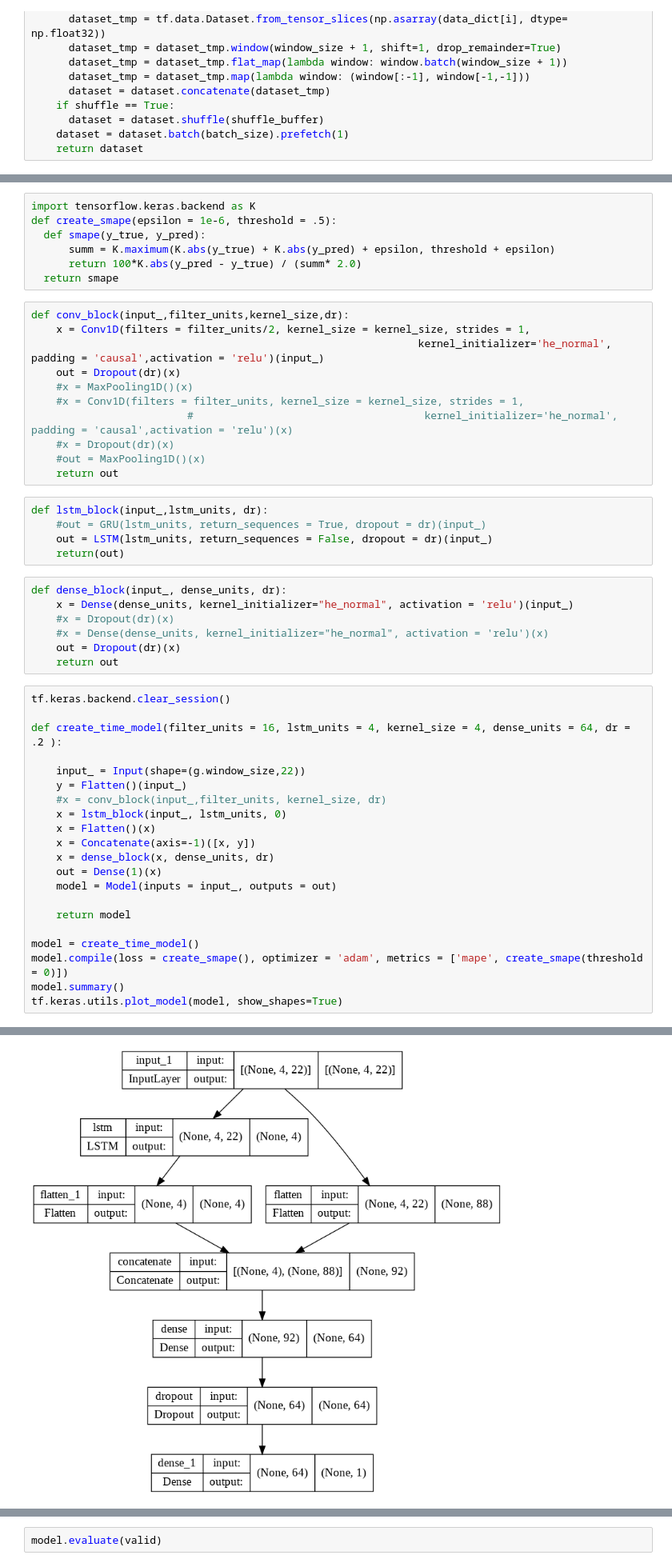
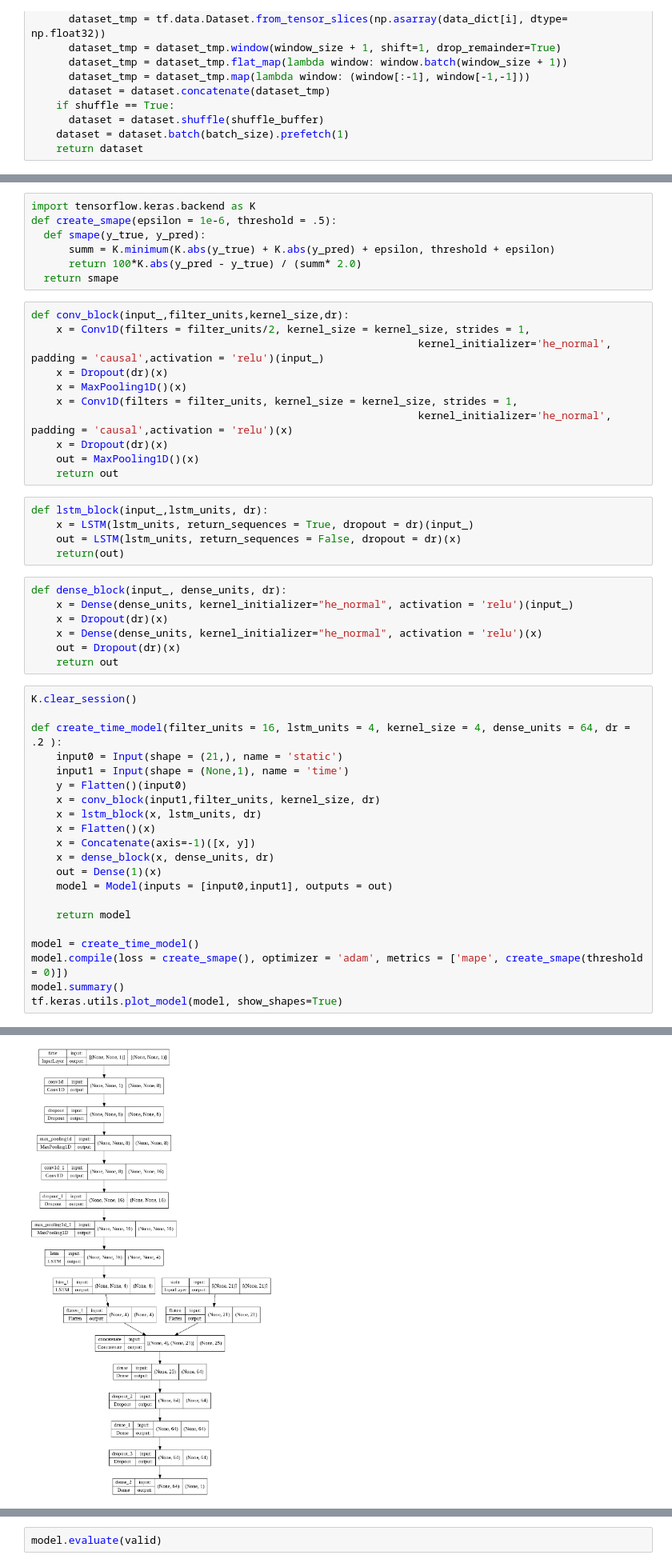
Before and after one commit to doogzultz/time_series_project, a Jupyter notebook: preprocessing_and_model_test.ipynb, the cells around one changed output, grey strips where cells are left out. Shown at 80% size. Drawn from its saved outputs; the diff is of its cells as text.

```diff
--- a/preprocessing_and_model_test.ipynb
+++ b/preprocessing_and_model_test.ipynb
@@ -335,46 +344,46 @@ test = convert_to_tensor(test_scaled, shuffle = False)
 import tensorflow.keras.backend as K
 def create_smape(epsilon = 1e-6, threshold = .5):
   def smape(y_true, y_pred):
-      summ = K.maximum(K.abs(y_true) + K.abs(y_pred) + epsilon, threshold + epsilon)
+      summ = K.minimum(K.abs(y_true) + K.abs(y_pred) + epsilon, threshold + epsilon)
       return 100*K.abs(y_pred - y_true) / (summ* 2.0)
   return smape
 # %%
 def conv_block(input_,filter_units,kernel_size,dr):
     x = Conv1D(filters = filter_units/2, kernel_size = kernel_size, strides = 1,
                                                               kernel_initializer='he_normal', padding = 'causal',activation = 'relu')(input_)
-    out = Dropout(dr)(x)
-    #x = MaxPooling1D()(x)
-    #x = Conv1D(filters = filter_units, kernel_size = kernel_size, strides = 1,
-                         #                                     kernel_initializer='he_normal', padding = 'causal',activation = 'relu')(x)
-    #x = Dropout(dr)(x)
-    #out = MaxPooling1D()(x)
+    x = Dropout(dr)(x)
+    x = MaxPooling1D()(x)
+    x = Conv1D(filters = filter_units, kernel_size = kernel_size, strides = 1,
+                                                              kernel_initializer='he_normal', padding = 'causal',activation = 'relu')(x)
+    x = Dropout(dr)(x)
+    out = MaxPooling1D()(x)
     return out
 # %%
 def lstm_block(input_,lstm_units, dr):
-    #out = GRU(lstm_units, return_sequences = True, dropout = dr)(input_)
-    out = LSTM(lstm_units, return_sequences = False, dropout = dr)(input_)
+    x = LSTM(lstm_units, return_sequences = True, dropout = dr)(input_)
+    out = LSTM(lstm_units, return_sequences = False, dropout = dr)(x)
     return(out)
 # %%
 def dense_block(input_, dense_units, dr):
     x = Dense(dense_units, kernel_initializer="he_normal", activation = 'relu')(input_)
-    #x = Dropout(dr)(x)
-    #x = Dense(dense_units, kernel_initializer="he_normal", activation = 'relu')(x)
+    x = Dropout(dr)(x)
+    x = Dense(dense_units, kernel_initializer="he_normal", activation = 'relu')(x)
     out = Dropout(dr)(x)
     return out
 # %%
-tf.keras.backend.clear_session()
+K.clear_session()
 
 def create_time_model(filter_units = 16, lstm_units = 4, kernel_size = 4, dense_units = 64, dr = .2 ):
-
-    input_ = Input(shape=(g.window_size,22))
-    y = Flatten()(input_)
-    #x = conv_block(input_,filter_units, kernel_size, dr)
-    x = lstm_block(input_, lstm_units, 0)
+    input0 = Input(shape = (21,), name = 'static')
+    input1 = Input(shape = (None,1), name = 'time')
+    y = Flatten()(input0)
+    x = conv_block(input1,filter_units, kernel_size, dr)
+    x = lstm_block(x, lstm_units, dr)
     x = Flatten()(x)
     x = Concatenate(axis=-1)([x, y])
     x = dense_block(x, dense_units, dr)
     out = Dense(1)(x)
-    model = Model(inputs = input_, outputs = out)
+    model = Model(inputs = [input0,input1], outputs = out)
 
     return model
 
@@ -401,5 +410,5 @@ Trainable params: 6,449
 Non-trainable params: 0
 __________________________________________________________________________________________________
-[figure, old version]
+[figure, new version]
 # %%
 early_stopping = EarlyStopping(patience = 3, restore_best_weights= True)
```
Also changed, not shown: parts of 22 cells of this notebook.
